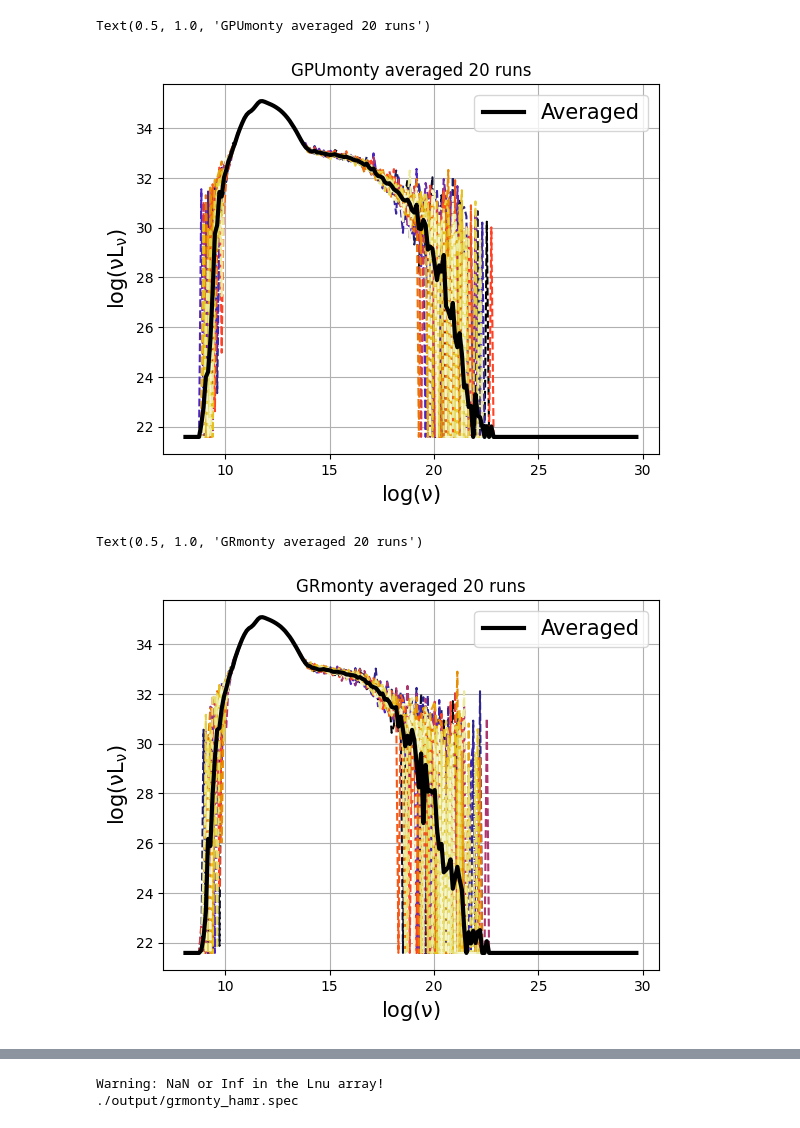
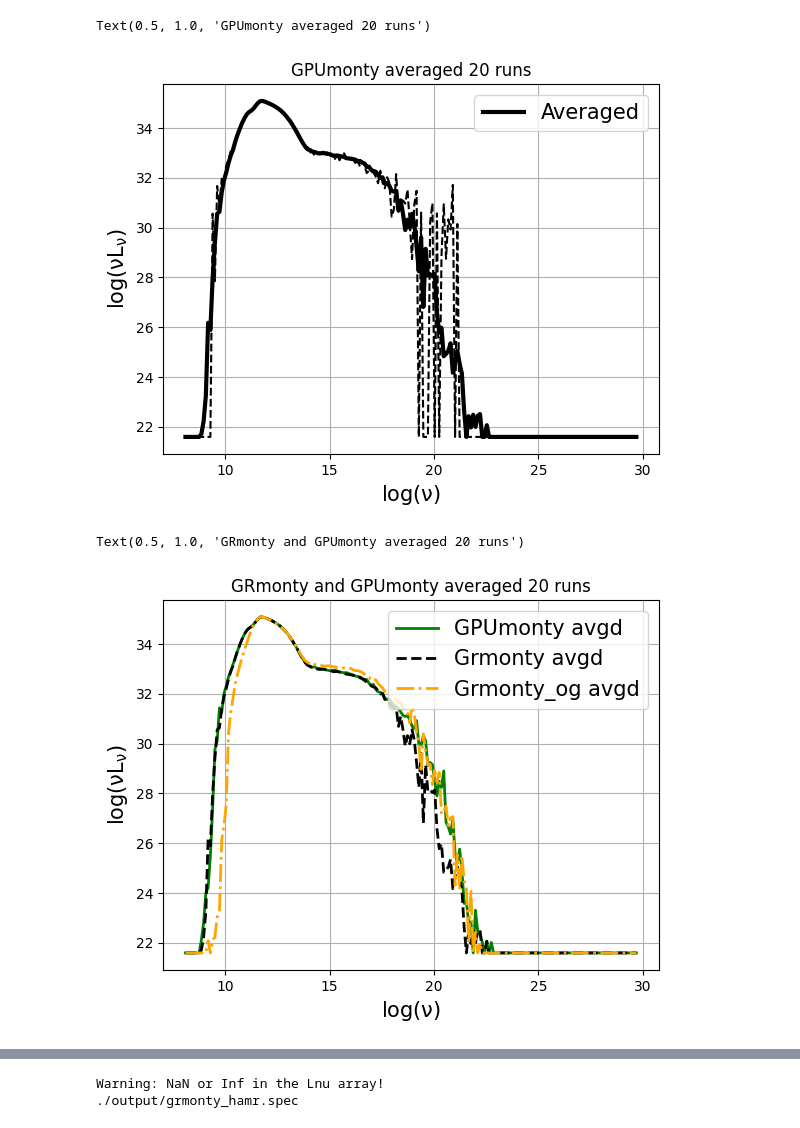
Before and after one commit to black-hole-group/gpumonty, a Jupyter notebook: Untitled.ipynb, the cells around one changed output, grey strips where cells are left out. Saved outputs shown, nothing was run; the diff lists cells and outputs as text; code cells hidden in the pictures.

```diff
--- a/Untitled.ipynb
+++ b/Untitled.ipynb
@@ -5,17 +5,17 @@ import matplotlib.pyplot as plt
 import numpy as np
 number_of_outputs = 20
 plt.grid(True)
-ydata = np.zeros((number_of_outputs, 200))
-xdata = np.zeros((number_of_outputs, 200))
+ydata_gpu = np.zeros((number_of_outputs, 200))
+xdata_gpu = np.zeros((number_of_outputs, 200))
 plt.ylabel(r'$\rm log(\nu L_\nu)$', fontsize = 15)
 plt.xlabel(r'$\rm log(\nu)$', fontsize = 15)
 s=nmmn.sed.SED()
 cmap = plt.get_cmap('CMRmap')
 for i in range(number_of_outputs):
     s.grmonty('/home/pedro/gpumonty/output/gpumonty_'+str(i))
-    xdata[i] = s.lognu
-    ydata[i] = s.ll
-for i in range(number_of_outputs):
+    xdata_gpu[i] = s.lognu
+    ydata_gpu[i] = s.ll
+for i in range(number_of_outputs - 19):
     plt.plot(xdata.mean(0), ydata[i],'--', color=cmap(i / number_of_outputs))
 
 plt.plot(xdata.mean(0), ydata.mean(0), lw = 3, color = 'black', label = 'Averaged')
@@ -23,30 +23,32 @@ plt.legend(fontsize = 15)
 plt.title("GPUmonty averaged 20 runs")
 # %% [output]
 Text(0.5, 1.0, 'GPUmonty averaged 20 runs')
-[figure, old version]
+[figure, new version]
 # %%
 #from gpumonty
 import nmmn.sed
 import matplotlib.pyplot as plt
 import numpy as np
 number_of_outputs = 20
 plt.grid(True)
 ydata = np.zeros((number_of_outputs, 200))
 xdata = np.zeros((number_of_outputs, 200))
 plt.ylabel(r'$\rm log(\nu L_\nu)$', fontsize = 15)
 plt.xlabel(r'$\rm log(\nu)$', fontsize = 15)
 s=nmmn.sed.SED()
 cmap = plt.get_cmap('CMRmap')
 for i in range(number_of_outputs):
     s.grmonty('/home/pedro/grmonty/output/gpumonty_'+str(i))
     xdata[i] = s.lognu
     ydata[i] = s.ll
-for i in range(number_of_outputs):
-    plt.plot(xdata.mean(0), ydata[i],'--', color=cmap(i / number_of_outputs))
+#for i in range(number_of_outputs):
+#    plt.plot(xdata.mean(0), ydata[i],'--', color=cmap(i / number_of_outputs))
+plt.plot(xdata_gpu.mean(0), ydata_gpu.mean(0), lw = 2, color = 'green', label = 'GPUmonty avgd')
+plt.plot(xdata.mean(0), ydata.mean(0), lw = 2, linestyle = '--', color = 'black', label = 'Grmonty avgd')
+plt.plot(xdata_og.mean(0), ydata_og.mean(0), lw = 2, linestyle = '-.', color = 'orange', label = 'Grmonty_og avgd')
 
-plt.plot(xdata.mean(0), ydata.mean(0), lw = 3, color = 'black', label = 'Averaged')
 plt.legend(fontsize = 15)
-plt.title("GRmonty averaged 20 runs")
+plt.title("GRmonty and GPUmonty averaged 20 runs")
 # %% [output]
-Text(0.5, 1.0, 'GRmonty averaged 20 runs')
+Text(0.5, 1.0, 'GRmonty and GPUmonty averaged 20 runs')
-[figure, old version]
+[figure, new version]
```
Also changed, not shown: parts of 2 cells of this notebook, 2 other files.
